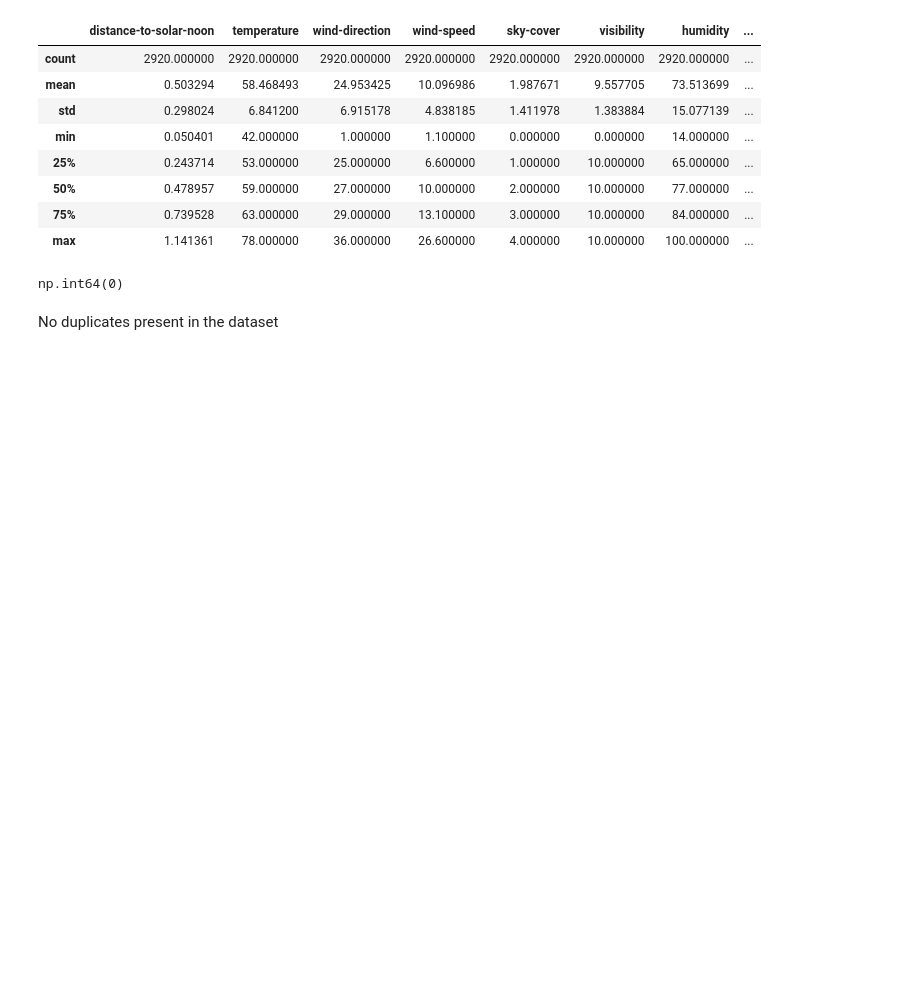
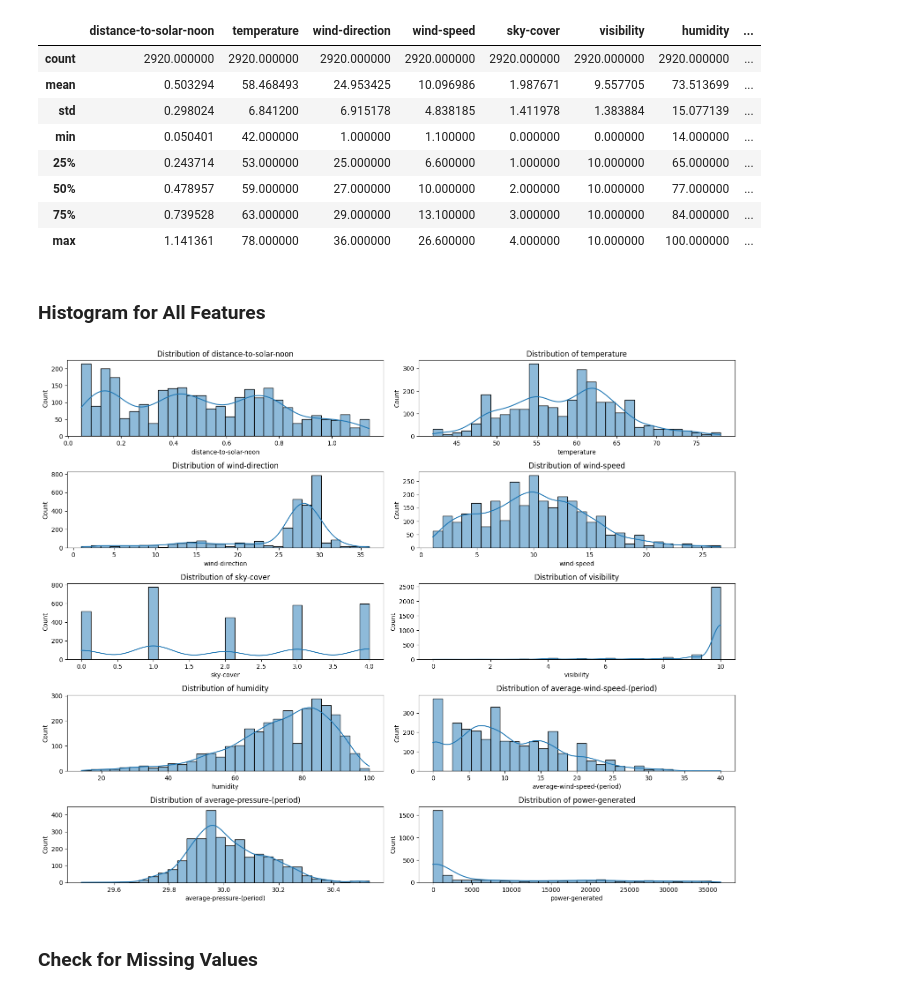
Before and after one commit to JananiSriSK/Solar_panel_regression, a Jupyter notebook: Solar_panel_regression.ipynb, the cells around one changed output. Drawn from its saved outputs; the diff is of its cells as text; code cells hidden in the pictures; blank space fills up the shorter version.

```diff
--- a/Solar_panel_regression.ipynb
+++ b/Solar_panel_regression.ipynb
@@ -16,5 +16,6 @@ import pandas as pd
 # %%
-data = pd.read_csv("../content/solarpowergeneration.csv")
+#Load Data
+data = pd.read_csv("../Solar_panel_regression/dataset/solarpowergeneration.csv")
 # %%
 df = data.copy()
 # %%
@@ -98,6 +66,16 @@ df.describe()
-# %%
-df.duplicated().sum()
-# %% [output]
-np.int64(0)
-# %% [markdown]
-No duplicates present in the dataset
+# %% [markdown]
+### Histogram for All Features
+# %%
+numeric_cols = df.select_dtypes(include=['float64', 'int64']).columns
+
+plt.figure(figsize=(16, 25))
+for i, col in enumerate(numeric_cols):
+    plt.subplot(len(numeric_cols), 2, i + 1)
+    sns.histplot(df[col], kde=True, bins=30)
+    plt.title(f'Distribution of {col}')
+plt.tight_layout()
+plt.show()
+# %% [output]
+[figure, added]
+# %% [markdown]
+### Check for Missing Values
```
Also changed, not shown: parts of 140 cells of this notebook.
